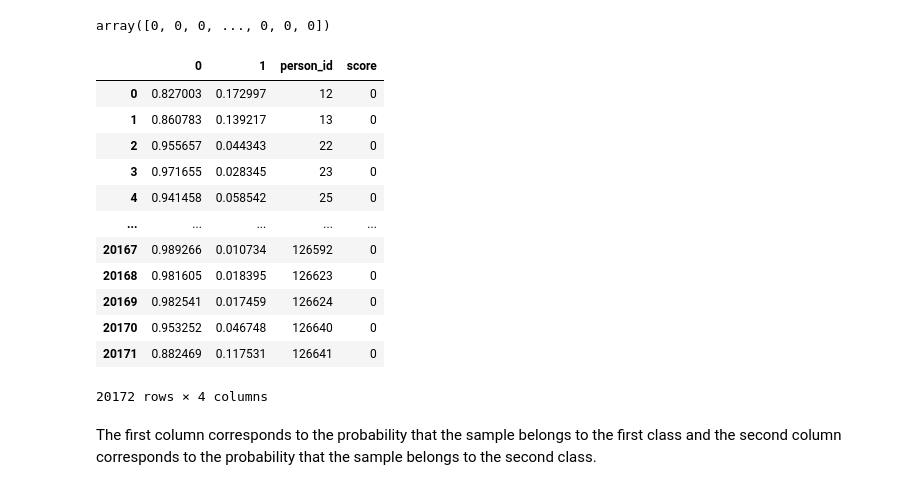
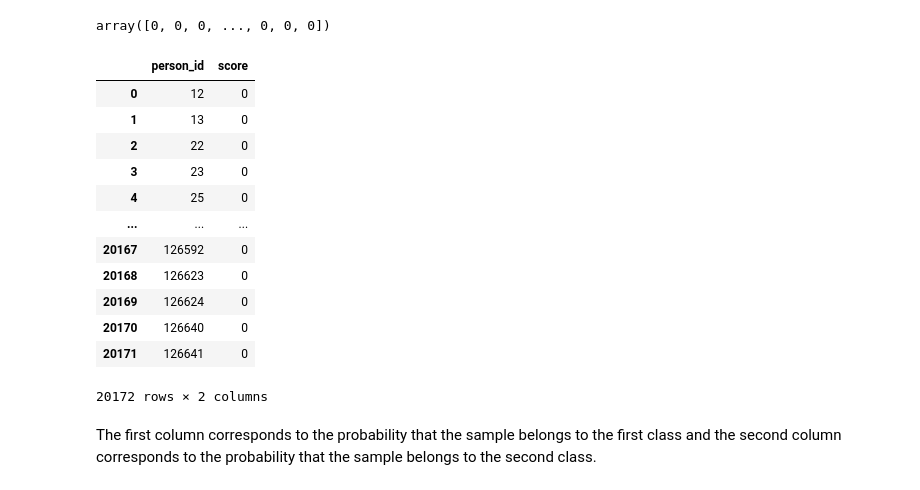
Before and after one commit to Lidetsal/Code_Practice, a Jupyter notebook: Modeling.ipynb, the cells around one changed output. Saved outputs shown, nothing was run; the diff lists cells and outputs as text; code cells hidden in the pictures.

```diff
--- a/Modeling.ipynb
+++ b/Modeling.ipynb
@@ -50,5 +41,3 @@ train.total_income.mean()
-# %%
-train = train.loc[train.total_income < 250000]
 # %% [markdown]
 ## EDA
 # %%
@@ -90,8 +74,8 @@ train.race_native_hawaiian.value_counts()
 Name: race_native_hawaiian, dtype: int64
 # %%
-unlabeled = pd.read_csv('unlabeled_data.csv')
-pd.set_option('display.max_columns', 500)
-# unlabeled.head()
+# unlabeled = pd.read_csv('unlabeled_data.csv')
+# pd.set_option('display.max_columns', 500)
+# # unlabeled.head()
 # %%
 train.head()
 # %% [output]
@@ -149,6 +113,3 @@ A value is trying to be set on a copy of a slice from a DataFrame.
 Try using .loc[row_indexer,col_indexer] = value instead
 
 See the caveats in the documentation: https://pandas.pydata.org/pandas-docs/stable/user_guide/indexing.html#returning-a-view-versus-a-copy
-# %%
-cont = cont.round(2)
-cont.head()
@@ -185,5 +152,5 @@ X.head(2)
 # %%
 from sklearn.model_selection import train_test_split
 
-X_train, X_test, y_train, y_test = train_test_split(X, y, test_size=0.30, random_state=28)
+X_train, X_test, y_train, y_test = train_test_split(X, y, test_size=0.25, random_state=28)
 # %%
@@ -412,28 +494,29 @@ array([0, 0, 0, ..., 0, 0, 0])
 # %%
 df = pd.DataFrame(predictions)
 
 df['person_id'] = unlabeled.person_id
 
 df['score'] = predicted
 
 
 pd.set_option('display.max_rows', 500)
 
+df = df[['person_id', 'score']]
 df
 # %% [output]
-|  | 0 | 1 | person_id | score |
-| 0 | 0.827003 | 0.172997 | 12 | 0 |
-| 1 | 0.860783 | 0.139217 | 13 | 0 |
-| 2 | 0.955657 | 0.044343 | 22 | 0 |
-| 3 | 0.971655 | 0.028345 | 23 | 0 |
-| 4 | 0.941458 | 0.058542 | 25 | 0 |
-| ... | ... | ... | ... | ... |
-| 20167 | 0.989266 | 0.010734 | 126592 | 0 |
-| 20168 | 0.981605 | 0.018395 | 126623 | 0 |
-| 20169 | 0.982541 | 0.017459 | 126624 | 0 |
-| 20170 | 0.953252 | 0.046748 | 126640 | 0 |
-| 20171 | 0.882469 | 0.117531 | 126641 | 0 |
+|  | person_id | score |
+| 0 | 12 | 0 |
+| 1 | 13 | 0 |
+| 2 | 22 | 0 |
+| 3 | 23 | 0 |
+| 4 | 25 | 0 |
+| ... | ... | ... |
+| 20167 | 126592 | 0 |
+| 20168 | 126623 | 0 |
+| 20169 | 126624 | 0 |
+| 20170 | 126640 | 0 |
+| 20171 | 126641 | 0 |
-20172 rows × 4 columns
+20172 rows × 2 columns
 # %% [markdown]
 The first column corresponds to the probability that the sample belongs to the first class and the second column corresponds to the probability that the sample belongs to the second class.
 # %% [markdown]
```
Also changed, not shown: parts of 51 cells of this notebook, 3 other files.
